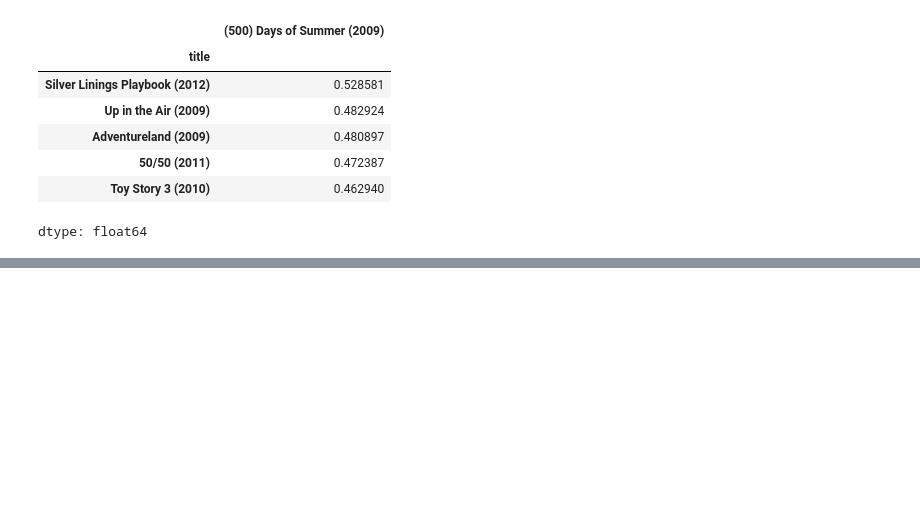
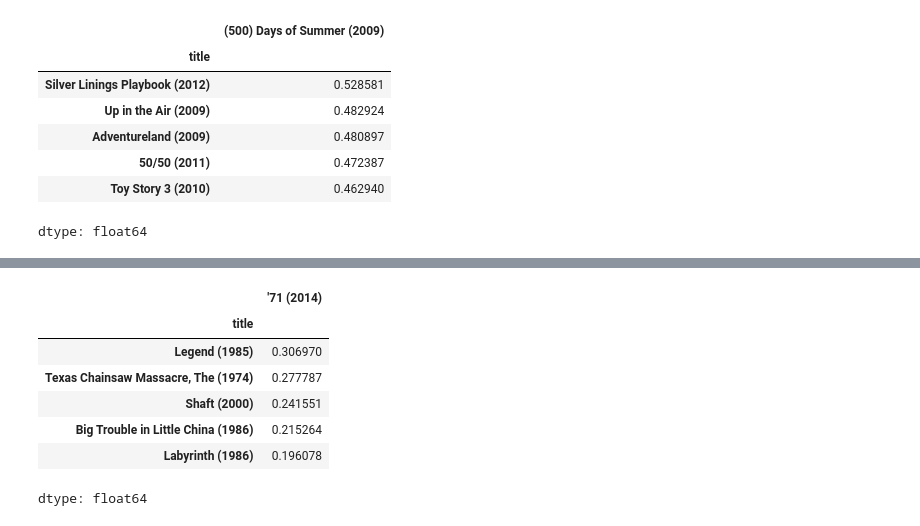
Before and after one commit to gph05010/Daily-Study-Log-TextMining, a Jupyter notebook: TextMining/ex04_유사도_분석.ipynb, the cells around one changed output, grey strips where cells are left out. Drawn from its saved outputs; the diff is of its cells as text; code cells hidden in the pictures; blank space fills up the shorter version.

```diff
--- a/TextMining/ex04_유사도_분석.ipynb
+++ b/TextMining/ex04_유사도_분석.ipynb
@@ -263,0 +270,9 @@ dtype: float64
+# %%
+# 대상 영화 선정 (미관람영화 -> 평점 0이 되는 목록 조회, 선택)
+# 1번 사용자를 기준으로 미관람 영화 출력
+
+# 1번 사용자 기준 행 추출
+user1_ratings = ratings_matrix.loc[1] # loc : 라벨 기준, iloc : 인덱스 기준
+
+# 평점이 0인 영화 정보 추출 -> 불리언 인덱싱
+len(user1_ratings[user1_ratings == 0].index)
@@ -263,0 +296,17 @@ dtype: float64
+# %%
+# 사용자가 이미 본 영화 목록 추출하기
+rated_movies = user1_ratings[user1_ratings > 0].index
+
+# Series.nlargest(n) : 시리즈에서 값이 큰 순서대로 상위 n개의 원소를 반환
+movie_sim = item_sim_df[target_movie]
+top_neighbors = movie_sim[rated_movies].nlargest(5)
+top_neighbors # 이미 본 영화 중, 타겟 영화(미관람)와의 유사도가 높은 5개
+# %% [output]
+|  | '71 (2014) |
+| title |  |
+| Legend (1985) | 0.306970 |
+| Texas Chainsaw Massacre, The (1974) | 0.277787 |
+| Shaft (2000) | 0.241551 |
+| Big Trouble in Little China (1986) | 0.215264 |
+| Labyrinth (1986) | 0.196078 |
+dtype: float64
```
Also changed, not shown: parts of 17 cells of this notebook.
